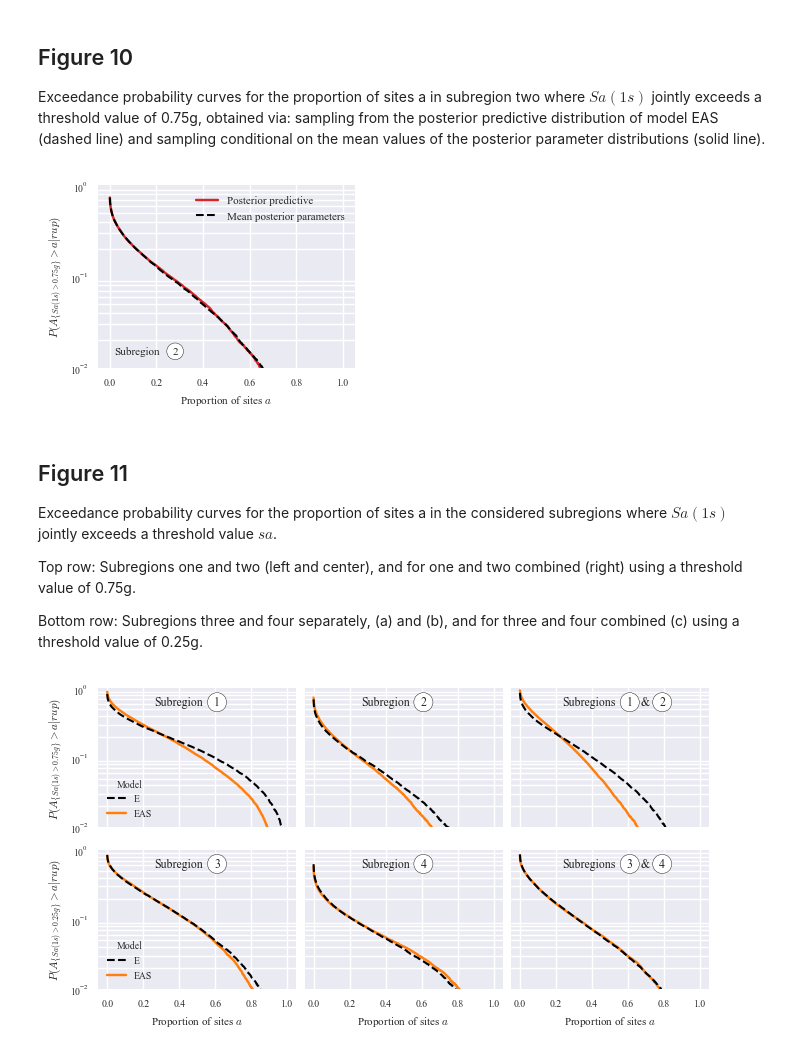
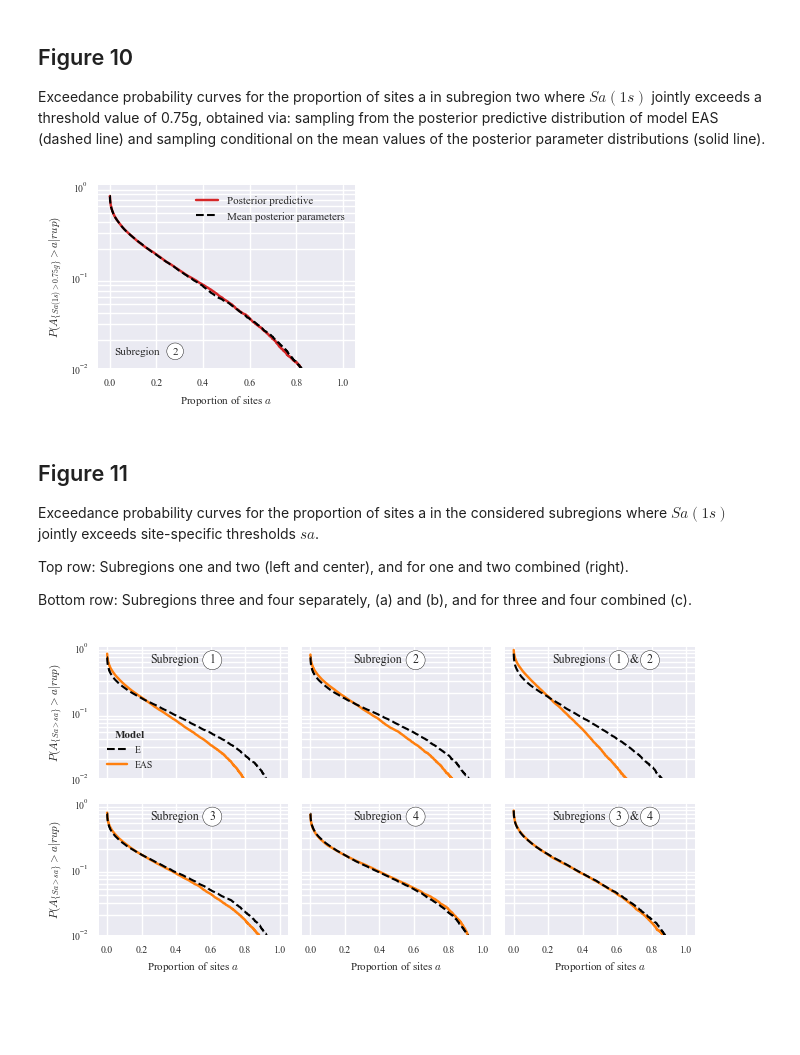
Before and after one commit to bodlukas/ground-motion-correlation-bayes, a Jupyter notebook: figures.ipynb, the cells around one changed output. Drawn from its saved outputs; the diff is of its cells as text; code cells hidden in the pictures; blank space fills up the shorter version.

Commit message:
minor changes in doc and plots for revision

```diff
--- a/figures.ipynb
+++ b/figures.ipynb
@@ -353,50 +353,51 @@ for i, ax in enumerate(axs):
 
 Exceedance probability curves for the proportion of sites a in subregion two where $Sa(1s)$ jointly exceeds a threshold value of 0.75g, obtained via: sampling from the posterior predictive distribution of model EAS (dashed line) and sampling conditional on the mean values of the posterior parameter distributions (solid line).
 # %%
-from utils_plotting import ecdf, fig10
+from utils_plotting import fig10
 
 dfEAS_mean = pd.read_csv(path_res_casestudy +
-    'PropEx_MeanParam_modelEAS.csv')
+    'PropCCDF_MeanParam_modelEAS_poe010_sa1.csv')
 dfEAS_marg = pd.read_csv(path_res_casestudy +
-    'PropEx_Marginalized_modelEAS.csv')
+    'PropCCDF_Marginalized_modelEAS_poe010_sa1.csv')
 
-# subregion 2 - threshold 0.75g
-col = 'sr2_075'
-sim_props = [dfEAS_marg[col].values,
+# subregion 2
+col = 'sr2'
+vals = [dfEAS_marg[col].values,
     dfEAS_mean[col].values]
+xaxis = dfEAS_marg['a'].values
 
-# Compute exceedance probability curve
-xaxis = np.linspace(0,1,1000)
-vals = [1 - ecdf(sims, xaxis) for sims in sim_props]
+# # Compute exceedance probability curve
+# xaxis = np.linspace(0,1,1000)
+# vals = [1 - ecdf(sims, xaxis) for sims in sim_props]
 
 figsize = cm_to_inch((8, 6))
 fig, ax = plt.subplots(1, 1, constrained_layout=True, figsize=figsize)
 fig10(ax, vals, xaxis)
 # %% [output]
-[figure, old version]
+[figure, new version]
 # %% [markdown]
 ## Figure 11
 
-Exceedance probability curves for the proportion of sites a in the considered subregions where $Sa(1s)$ jointly exceeds a threshold value $sa$.
+Exceedance probability curves for the proportion of sites a in the considered subregions where $Sa(1s)$ jointly exceeds site-specific thresholds $sa$.
 
-Top row: Subregions one and two (left and center), and for one and two combined (right) using a threshold value of 0.75g.
+Top row: Subregions one and two (left and center), and for one and two combined (right).
 
-Bottom row: Subregions three and four separately, (a) and (b), and for three and four combined (c) using a threshold value of 0.25g.
+Bottom row: Subregions three and four separately, (a) and (b), and for three and four combined (c).
 # %%
 from utils_plotting import fig11
 # Specify IM
-imstring = 'sa03'
+imstring = 'sa1'
 # Import results
 models = ['E', 'EAS']
 fnames = ['PropCCDF_MeanParam_model' + m + '_poe010' for m in models]
 # Load results
 dfs = [pd.read_csv(path_res_casestudy + name + '_'
                    + imstring + '.csv') for name in fnames]
 
 # Create figure
 figsize = cm_to_inch((17.0, 9))
 fig, axss = plt.subplots(2, 3, figsize=figsize, sharex=True, sharey=True)
 fig11(axss, dfs)
 fig.tight_layout()
 # %% [output]
-[figure, old version]
+[figure, new version]
```
Also changed, not shown: parts of 2 cells of this notebook, 5 other files.
